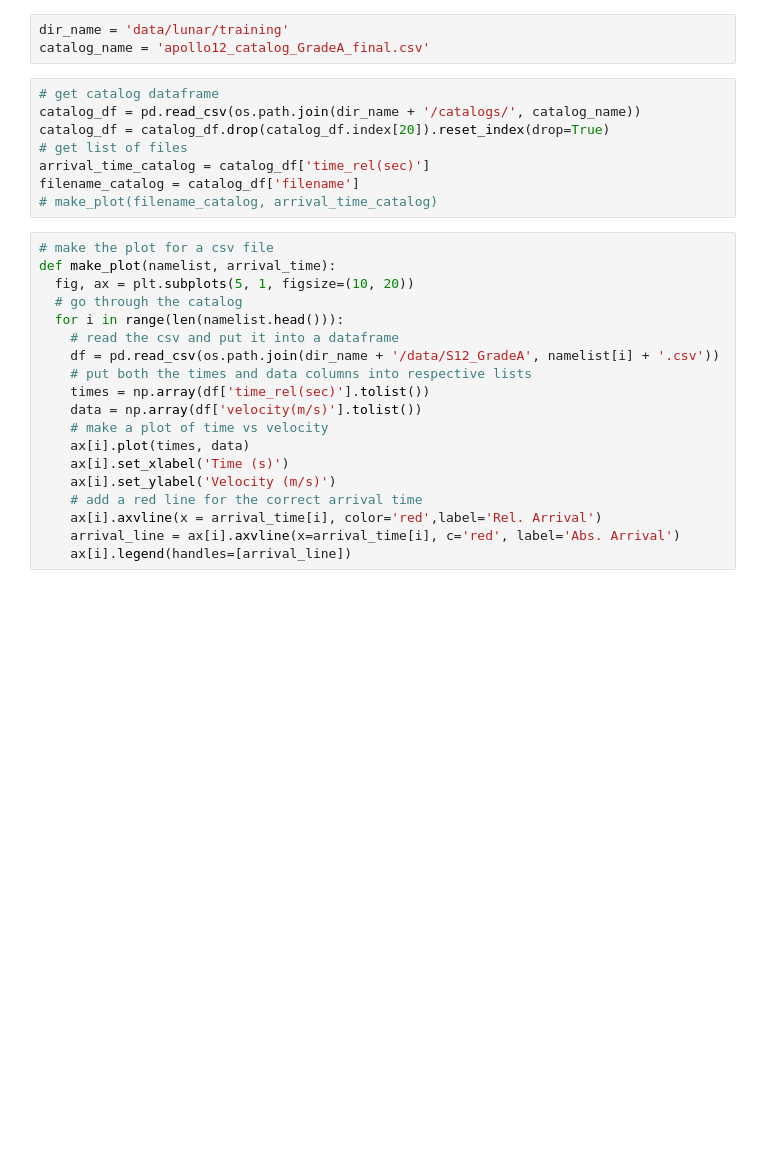
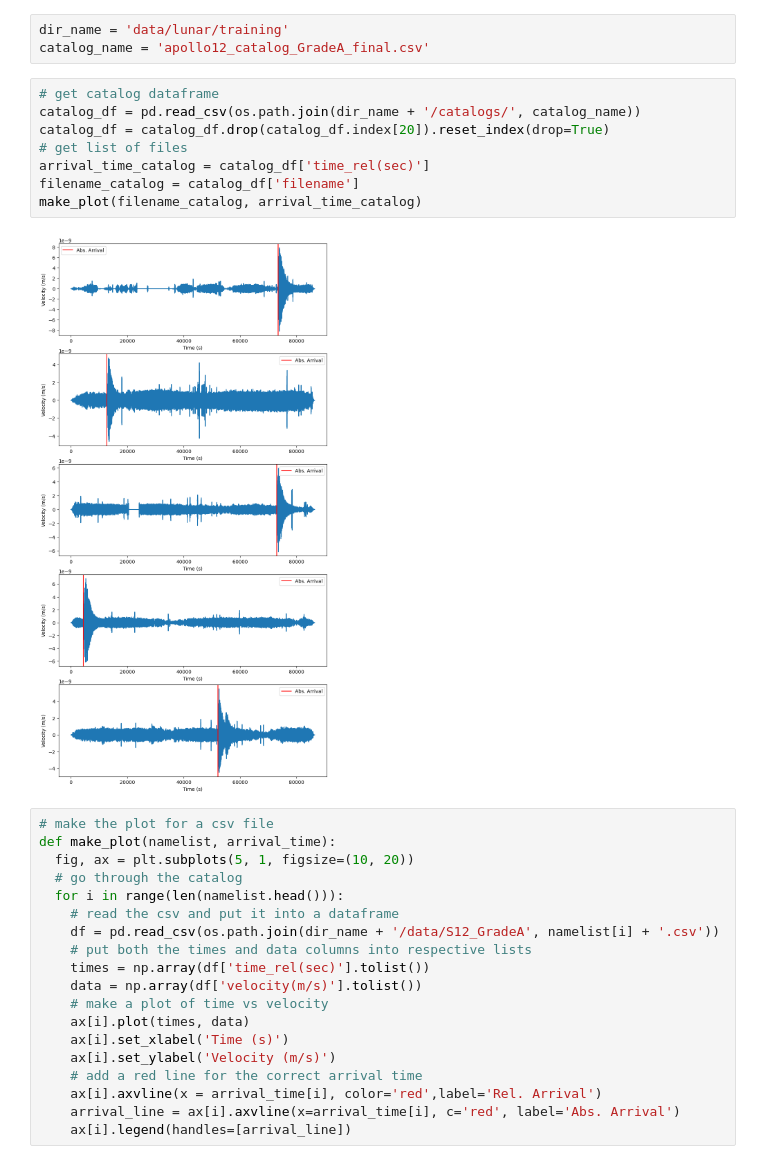
Before and after one commit to dburkhart07/NASA-2024-Space-Challenge, a Jupyter notebook: NASA_Hackathon.ipynb, the cells around one changed output. Saved outputs shown, nothing was run; the diff lists cells and outputs as text; blank space fills up the shorter version.

```diff
--- a/NASA_Hackathon.ipynb
+++ b/NASA_Hackathon.ipynb
@@ -24,11 +24,13 @@ catalog_name = 'apollo12_catalog_GradeA_final.csv'
 # %%
 # get catalog dataframe
 catalog_df = pd.read_csv(os.path.join(dir_name + '/catalogs/', catalog_name))
 catalog_df = catalog_df.drop(catalog_df.index[20]).reset_index(drop=True)
 # get list of files
 arrival_time_catalog = catalog_df['time_rel(sec)']
 filename_catalog = catalog_df['filename']
-# make_plot(filename_catalog, arrival_time_catalog)
+make_plot(filename_catalog, arrival_time_catalog)
+# %% [output]
+[figure, added]
 # %%
 # make the plot for a csv file
 def make_plot(namelist, arrival_time):
```
Also changed, not shown: 1 other file.
